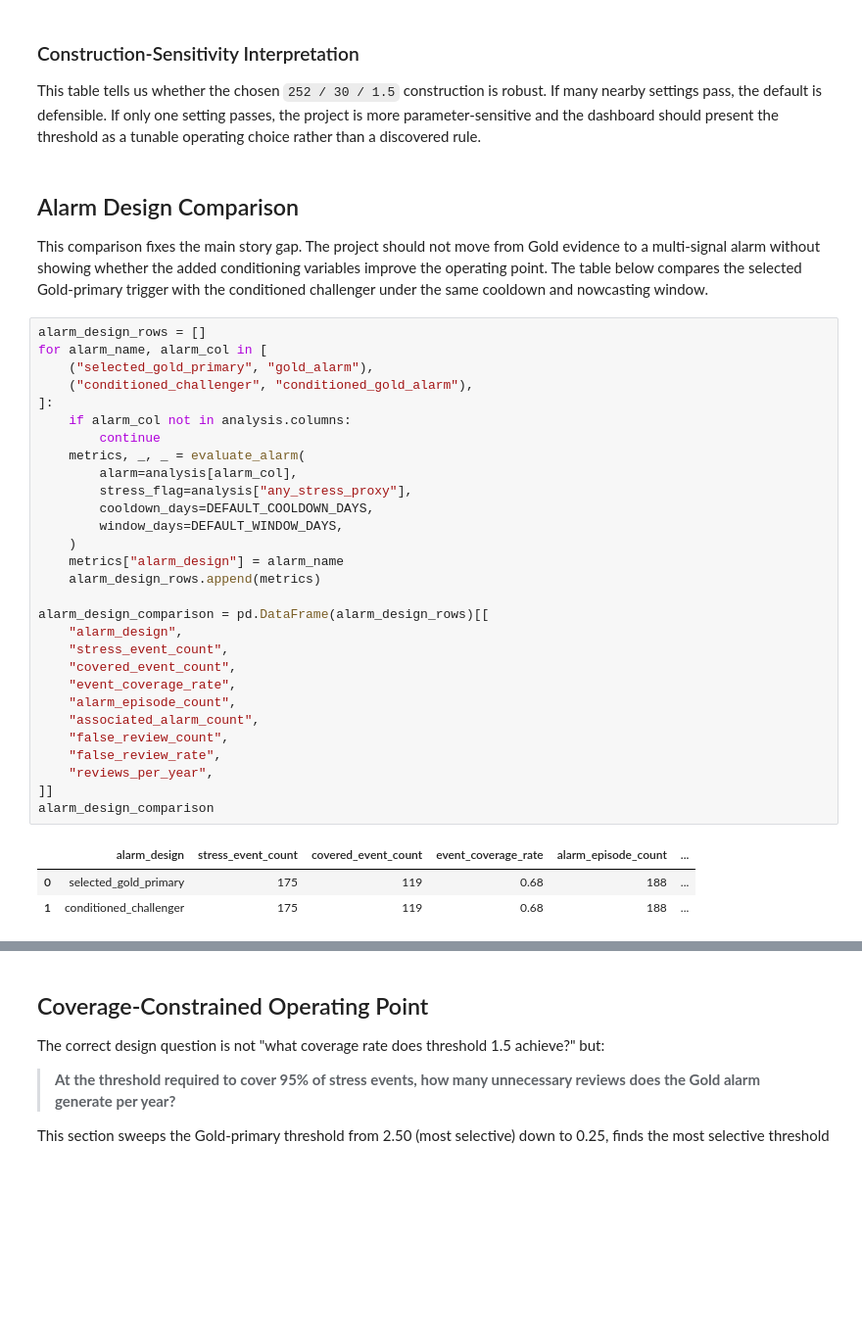
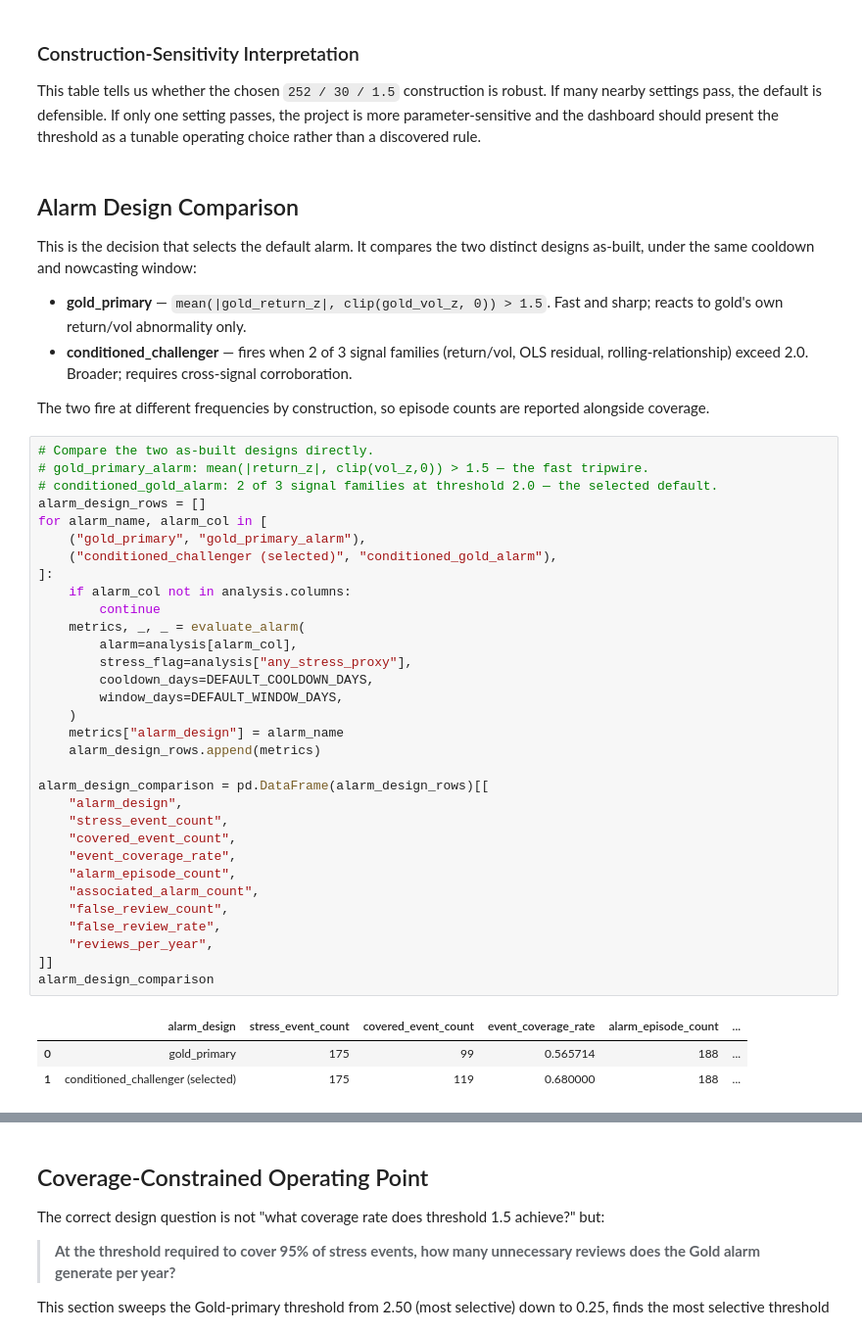
Before and after one commit to sohweihan/qf637, a Jupyter notebook: 07_OperationalUsefulness.ipynb, the cells around one changed output, grey strips where cells are left out. Shown at 98% size. Cells and saved outputs as stored; diff of their text form; blank space fills up the shorter version.

```diff
--- a/07_OperationalUsefulness.ipynb
+++ b/07_OperationalUsefulness.ipynb
@@ -629,40 +629,48 @@ This table tells us whether the chosen `252 / 30 / 1.5` construction is robust.
 # %% [markdown]
 ## Alarm Design Comparison
 
-This comparison fixes the main story gap. The project should not move from Gold evidence to a multi-signal alarm without showing whether the added conditioning variables improve the operating point. The table below compares the selected Gold-primary trigger with the conditioned challenger under the same cooldown and nowcasting window.
+This is the decision that selects the default alarm. It compares the two distinct designs as-built, under the same cooldown and nowcasting window:
+
+- **gold_primary** — `mean(|gold_return_z|, clip(gold_vol_z, 0)) > 1.5`. Fast and sharp; reacts to gold's own return/vol abnormality only.
+- **conditioned_challenger** — fires when 2 of 3 signal families (return/vol, OLS residual, rolling-relationship) exceed 2.0. Broader; requires cross-signal corroboration.
+
+The two fire at different frequencies by construction, so episode counts are reported alongside coverage.
 # %%
+# Compare the two as-built designs directly.
+# gold_primary_alarm: mean(|return_z|, clip(vol_z,0)) > 1.5 — the fast tripwire.
+# conditioned_gold_alarm: 2 of 3 signal families at threshold 2.0 — the selected default.
 alarm_design_rows = []
 for alarm_name, alarm_col in [
-    ("selected_gold_primary", "gold_alarm"),
-    ("conditioned_challenger", "conditioned_gold_alarm"),
+    ("gold_primary", "gold_primary_alarm"),
+    ("conditioned_challenger (selected)", "conditioned_gold_alarm"),
 ]:
     if alarm_col not in analysis.columns:
         continue
     metrics, _, _ = evaluate_alarm(
         alarm=analysis[alarm_col],
         stress_flag=analysis["any_stress_proxy"],
         cooldown_days=DEFAULT_COOLDOWN_DAYS,
         window_days=DEFAULT_WINDOW_DAYS,
     )
     metrics["alarm_design"] = alarm_name
     alarm_design_rows.append(metrics)
 
 alarm_design_comparison = pd.DataFrame(alarm_design_rows)[[
     "alarm_design",
     "stress_event_count",
     "covered_event_count",
     "event_coverage_rate",
     "alarm_episode_count",
     "associated_alarm_count",
     "false_review_count",
     "false_review_rate",
     "reviews_per_year",
 ]]
 alarm_design_comparison
 # %% [output]
 |  | alarm_design | stress_event_count | covered_event_count | event_coverage_rate | alarm_episode_count | ... |
-| 0 | selected_gold_primary | 175 | 119 | 0.68 | 188 | ... |
-| 1 | conditioned_challenger | 175 | 119 | 0.68 | 188 | ... |
+| 0 | gold_primary | 175 | 99 | 0.565714 | 188 | ... |
+| 1 | conditioned_challenger (selected) | 175 | 119 | 0.680000 | 188 | ... |
 # %% [markdown]
 ### Design-Comparison Interpretation
 
```
Also changed, not shown: parts of 3 cells of this notebook, 10 other files.
